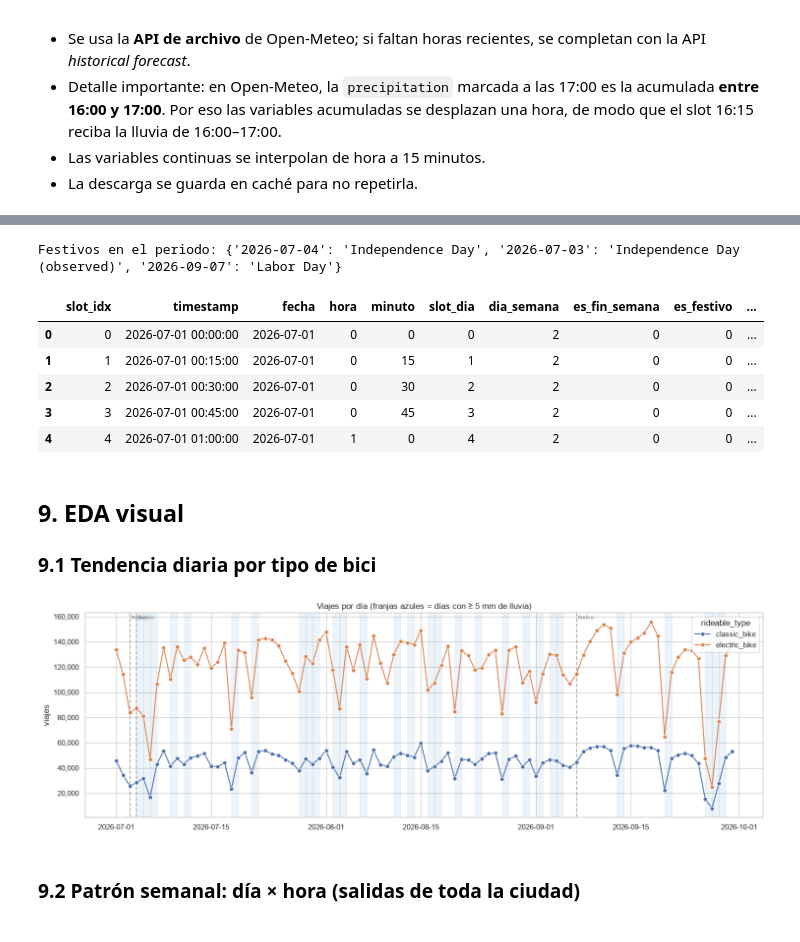
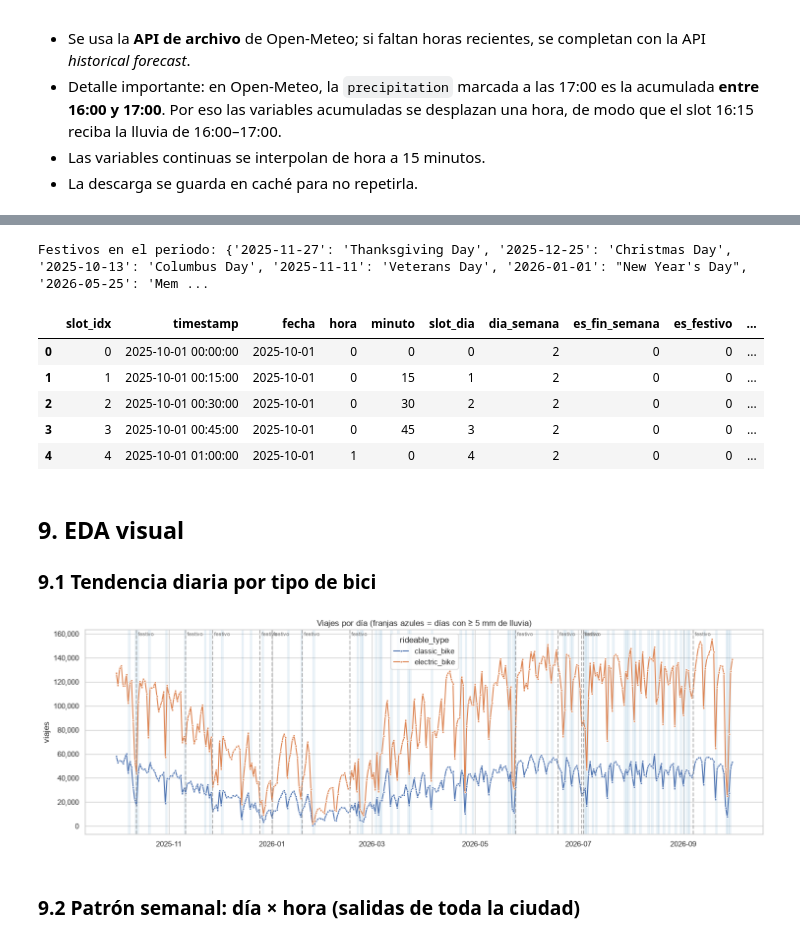
Before and after one commit to VictorPuga/datarush-city-bike, a Jupyter notebook: notebooks/LIMPIEZA_citibike.ipynb, the cells around one changed output, grey strips where cells are left out. Saved outputs shown, nothing was run; the diff lists cells and outputs as text; code cells hidden in the pictures.

```diff
--- a/notebooks/LIMPIEZA_citibike.ipynb
+++ b/notebooks/LIMPIEZA_citibike.ipynb
@@ -56,7 +56,7 @@ pandas 3.0.6 | numpy 2.5.3 | seaborn 0.13.2
 # %%
 # ───────────────────────── CONFIGURACIÓN ─────────────────────────
 DATA_DIR   = Path('.')                      # carpeta que CONTIENE las carpetas 2026MM-citibike-tripdata/
-PATRON_CSV = '*-citibike-tripdata/*-citibike-tripdata_*.csv'
+PATRON_CSV = '*-citibike-tripdata/*-citibike-tripdata*.csv'      # acepta _1.csv y -part1.csv (abril 2026 viene así)
 OUT_DIR    = Path('data_procesada')
 OUT_DIR.mkdir(parents=True, exist_ok=True)
 
@@ -400,9 +450,21 @@ Estaciones activas todo el periodo: 2,209 de 2,461
 # %%
-# Tabla larga para el modelo: una fila por (estación, slot) dentro de su ventana activa
-s_idx, t_idx = np.nonzero(mascara_activa)
-demanda = pd.DataFrame({'station_idx': s_idx.astype(np.int32), 'slot_idx': t_idx.astype(np.int32)})
-for k, nombre in enumerate(TARGETS):
-    demanda[nombre] = Y[s_idx, t_idx, k]
+# Tabla larga para el modelo: una fila por (estación, slot) dentro de su ventana activa.
+# Se llena por bloques de estaciones sobre arreglos preasignados (con ~90 M de filas, np.nonzero de una vez no cabe cómodo).
+n_filas = int(mascara_activa.sum())
+cols = {'station_idx': np.empty(n_filas, np.int32), 'slot_idx': np.empty(n_filas, np.int32),
+        **{nombre: np.empty(n_filas, np.int16) for nombre in TARGETS}}
+pos = 0
+for blk in np.array_split(np.arange(N_EST), 12):
+    s_loc, t_idx = np.nonzero(mascara_activa[blk])
+    s_idx = blk[s_loc]
+    n = len(s_idx)
+    cols['station_idx'][pos:pos + n] = s_idx
+    cols['slot_idx'][pos:pos + n] = t_idx
+    for k, nombre in enumerate(TARGETS):
+        cols[nombre][pos:pos + n] = Y[s_idx, t_idx, k]
+    pos += n
+demanda = pd.DataFrame(cols, copy=False)
+del cols
 demanda['salidas_total']  = (demanda['salidas_classic'] + demanda['salidas_electric']).astype(np.int16)
 demanda['llegadas_total'] = (demanda['llegadas_classic'] + demanda['llegadas_electric']).astype(np.int16)
 
@@ -485,9 +563,10 @@ Nulls en clima 15 min: 0
 # %%
 def festivos_nyc(anios):
-    # Festivos federales de EE. UU. + estado de NY. Usa la librería `holidays` si está instalada.
+    # Festivos FEDERALES de EE. UU. (con sus días observados), igual que la API del dashboard (ui/src/lib/calendar.ts).
+    # No se usa state='NY': agrega Election Day, Lincoln's Birthday y Susan B. Anthony Day, que el dashboard no marca.
     try:
         import holidays
-        h = holidays.US(state='NY', years=list(anios))
+        h = holidays.US(years=list(anios))
         return {pd.Timestamp(d): n for d, n in h.items()}
     except ImportError:
         fijos = {
@@ -527,32 +606,33 @@ for c in VARS_CLIMA:
 slots['llueve'] = (slots['precipitation'] >= 0.1).astype(np.int8)
 display(slots.head())
 # %% [output]
-Festivos en el periodo: {'2026-07-04': 'Independence Day', '2026-07-03': 'Independence Day (observed)', '2026-09-07': 'Labor Day'}
+Festivos en el periodo: {'2025-11-27': 'Thanksgiving Day', '2025-12-25': 'Christmas Day', '2025-10-13': 'Columbus Day', '2025-11-11': 'Veterans Day', '2026-01-01': "New Year's Day", '2026-05-25': 'Mem ...
 |  | slot_idx | timestamp | fecha | hora | minuto | slot_dia | dia_semana | es_fin_semana | es_festivo | ... |
-| 0 | 0 | 2026-07-01 00:00:00 | 2026-07-01 | 0 | 0 | 0 | 2 | 0 | 0 | ... |
-| 1 | 1 | 2026-07-01 00:15:00 | 2026-07-01 | 0 | 15 | 1 | 2 | 0 | 0 | ... |
-| 2 | 2 | 2026-07-01 00:30:00 | 2026-07-01 | 0 | 30 | 2 | 2 | 0 | 0 | ... |
-| 3 | 3 | 2026-07-01 00:45:00 | 2026-07-01 | 0 | 45 | 3 | 2 | 0 | 0 | ... |
-| 4 | 4 | 2026-07-01 01:00:00 | 2026-07-01 | 1 | 0 | 4 | 2 | 0 | 0 | ... |
+| 0 | 0 | 2025-10-01 00:00:00 | 2025-10-01 | 0 | 0 | 0 | 2 | 0 | 0 | ... |
+| 1 | 1 | 2025-10-01 00:15:00 | 2025-10-01 | 0 | 15 | 1 | 2 | 0 | 0 | ... |
+| 2 | 2 | 2025-10-01 00:30:00 | 2025-10-01 | 0 | 30 | 2 | 2 | 0 | 0 | ... |
+| 3 | 3 | 2025-10-01 00:45:00 | 2025-10-01 | 0 | 45 | 3 | 2 | 0 | 0 | ... |
+| 4 | 4 | 2025-10-01 01:00:00 | 2025-10-01 | 1 | 0 | 4 | 2 | 0 | 0 | ... |
 # %% [markdown]
 ## 9. EDA visual
 ### 9.1 Tendencia diaria por tipo de bici
 # %%
-diario = (df.groupby([df['started_at'].dt.normalize().rename('fecha'), 'rideable_type'], observed=True)
-            .size().rename('viajes').reset_index())
+diario = (pd.DataFrame({'fecha': INICIO + pd.to_timedelta(CP['dia'].astype(np.int64), unit='D'),
+                        'rideable_type': np.where(CP['tipo'] == 1, 'electric_bike', 'classic_bike')})
+          .groupby(['fecha', 'rideable_type']).size().rename('viajes').reset_index())
 fig, ax = plt.subplots(figsize=(15, 5))
-sns.lineplot(data=diario, x='fecha', y='viajes', hue='rideable_type', marker='o', ax=ax)
+sns.lineplot(data=diario, x='fecha', y='viajes', hue='rideable_type', marker='o', markersize=3, ax=ax)
 for f in [k for k in FESTIVOS if INICIO <= k < FIN]:
     ax.axvline(f, color='gray', ls='--', alpha=.6); ax.text(f, ax.get_ylim()[1] * .97, ' festivo', fontsize=8, color='gray')
 lluvia_dia = slots.groupby('fecha')['precipitation'].sum() / 4
 dias_lluvia = lluvia_dia[lluvia_dia >= 5].index
 for f in dias_lluvia:
     ax.axvspan(f, f + pd.Timedelta(days=1), color='tab:blue', alpha=.08)
 ax.set(title='Viajes por día (franjas azules = días con ≥ 5 mm de lluvia)', xlabel='', ylabel='viajes')
 ax.yaxis.set_major_formatter(mticker.FuncFormatter(lambda x, _: f'{x:,.0f}'))
 plt.tight_layout(); plt.show()
 # %% [output]
-[figure, old version]
+[figure, new version]
 # %% [markdown]
 ### 9.2 Patrón semanal: día × hora (salidas de toda la ciudad)
 # %%
```
Also changed, not shown: parts of 23 cells of this notebook, 14 other files.
